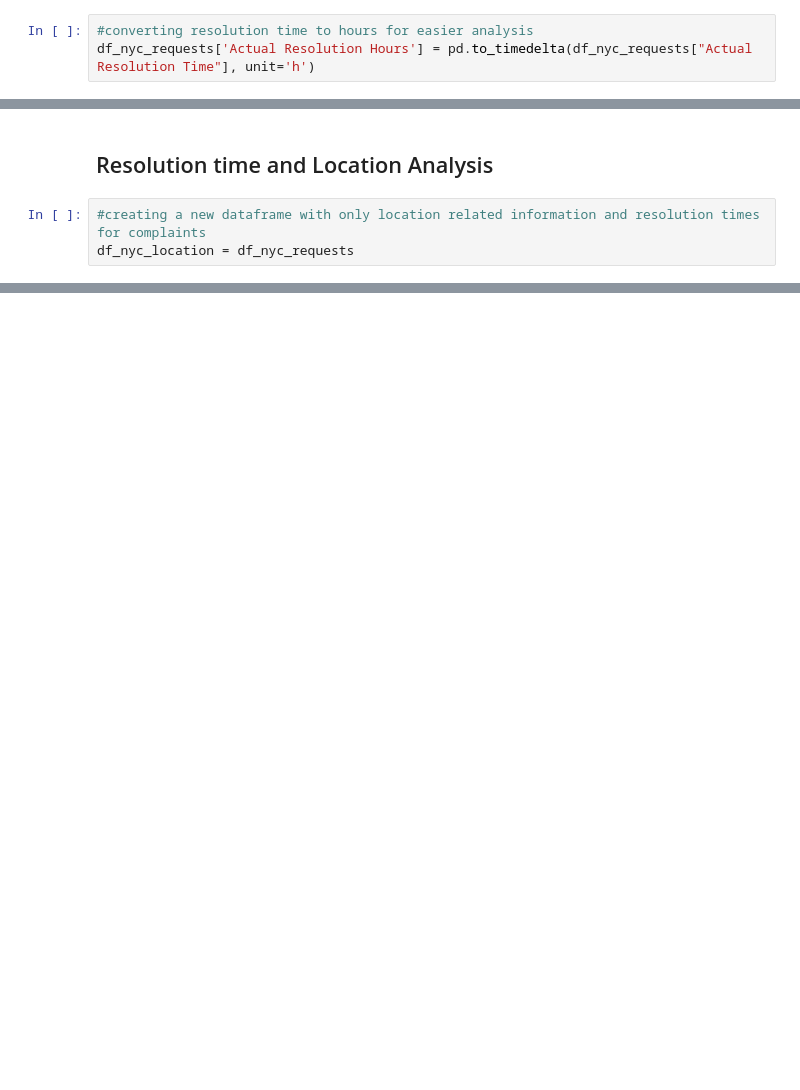
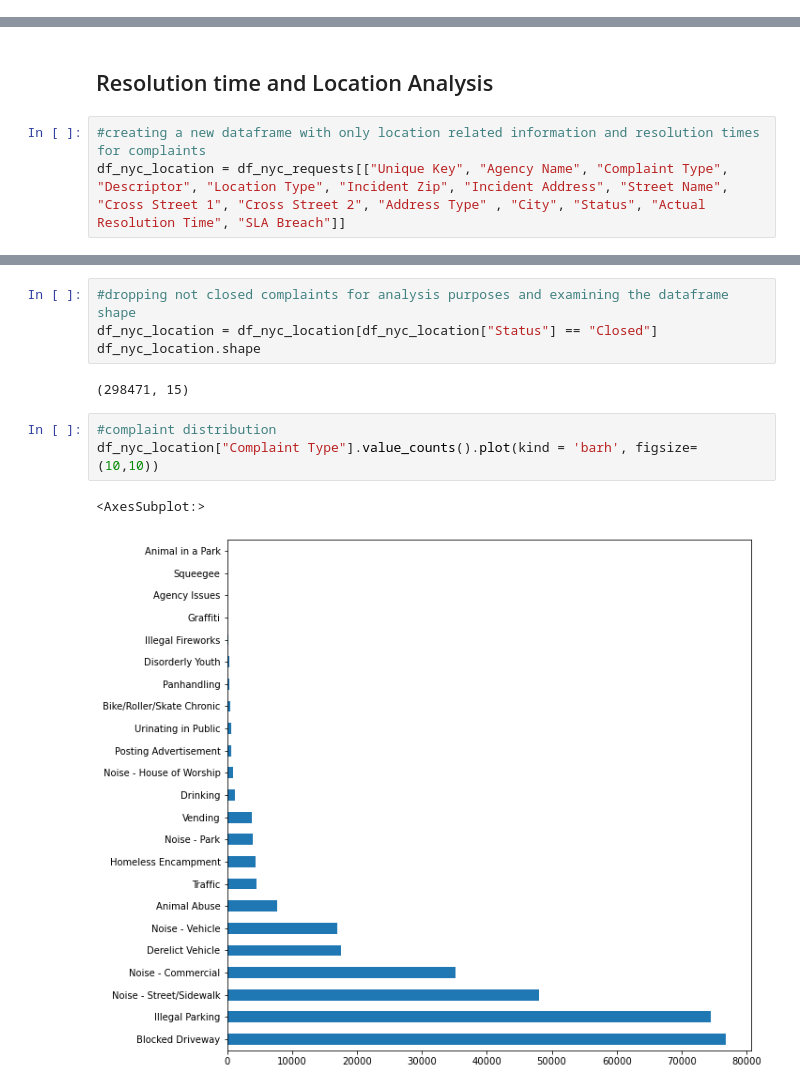
Before and after one commit to satheeshgs/training, a Jupyter notebook: data-sciences/python-training/practice-projects/customer-service-analysis/customer-service-analysis.ipynb, the cells around one changed output, grey strips where cells are left out. Cells and saved outputs as stored; diff of their text form; blank space fills up the shorter version.

Commit message:
customer support analysis

```diff
--- a/data-sciences/python-training/practice-projects/customer-service-analysis/customer-service-analysis.ipynb
+++ b/data-sciences/python-training/practice-projects/customer-service-analysis/customer-service-analysis.ipynb
@@ -349,6 +349,3 @@ df_sla_breach["City"].value_counts().plot(kind='pie', figsize=(8,8))
 ## Conclusion #5
 # %% [markdown]
 Brooklyn, Bronx and New York form the top 60% of the SLA breaches where the resolution time that was expected has been exceeded
-# %%
-#converting resolution time to hours for easier analysis
-df_nyc_requests['Actual Resolution Hours'] = pd.to_timedelta(df_nyc_requests["Actual Resolution Time"], unit='h')
@@ -407,4 +395,4 @@ df_nyc_requests.sort_values(by="Complaint Type").groupby(by = df_nyc_requests[""
 ## Resolution time and Location Analysis
 # %%
 #creating a new dataframe with only location related information and resolution times for complaints
-df_nyc_location = df_nyc_requests
+df_nyc_location = df_nyc_requests[["Unique Key", "Agency Name", "Complaint Type", "Descriptor", "Location Type", "Incident Zip", "Incident Address", "Street Name", "Cross Street 1", "Cross Street 2", "Address Type" , "City", "Status", "Actual Resolution Time", "SLA Breach"]]
@@ -410,0 +418,12 @@ df_nyc_location = df_nyc_requests
+# %%
+#dropping not closed complaints for analysis purposes and examining the dataframe shape
+df_nyc_location = df_nyc_location[df_nyc_location["Status"] == "Closed"]
+df_nyc_location.shape
+# %% [output]
+(298471, 15)
+# %%
+#complaint distribution
+df_nyc_location["Complaint Type"].value_counts().plot(kind = 'barh', figsize= (10,10))
+# %% [output]
+<AxesSubplot:>
+[figure, added]
```
Also changed, not shown: parts of 11 cells of this notebook.
